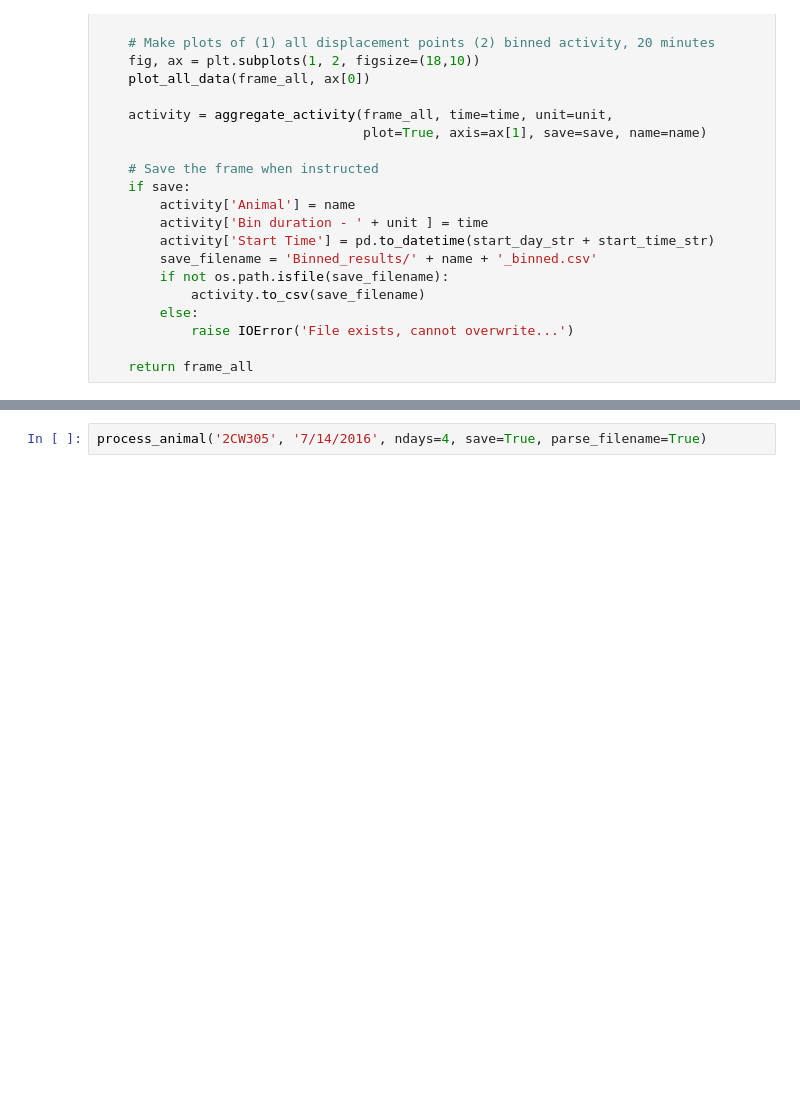
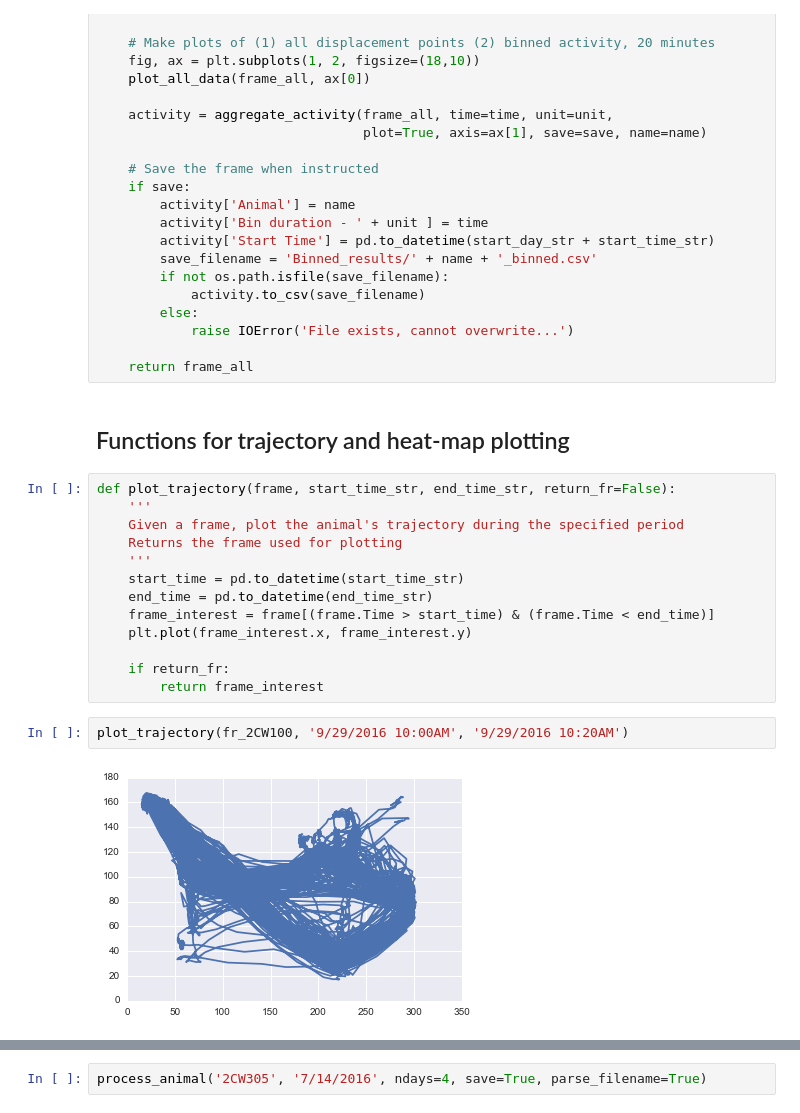
Before and after one commit to lmn93beo/Finch_Movement, a Jupyter notebook: Finch_Movement.ipynb, the cells around one changed output, grey strips where cells are left out. Drawn from its saved outputs; the diff is of its cells as text; blank space fills up the shorter version.

Commit message:
Added plot_trajectory for plotting of trajectory over a customized period

```diff
--- a/Finch_Movement.ipynb
+++ b/Finch_Movement.ipynb
@@ -228,3 +228,22 @@ def process_animal(name, start_day_str, start_time_str=' 7:00AM', ndays=5,
             raise IOError('File exists, cannot overwrite...')
 
     return frame_all
+# %% [markdown]
+## Functions for trajectory and heat-map plotting
+# %%
+def plot_trajectory(frame, start_time_str, end_time_str, return_fr=False):
+    '''
+    Given a frame, plot the animal's trajectory during the specified period
+    Returns the frame used for plotting
+    '''
+    start_time = pd.to_datetime(start_time_str)
+    end_time = pd.to_datetime(end_time_str)
+    frame_interest = frame[(frame.Time > start_time) & (frame.Time < end_time)]
+    plt.plot(frame_interest.x, frame_interest.y)
+
+    if return_fr:
+        return frame_interest
+# %%
+plot_trajectory(fr_2CW100, '9/29/2016 10:00AM', '9/29/2016 10:20AM')
+# %% [output]
+[figure, added]
```
Also changed, not shown: parts of 3 cells of this notebook.
